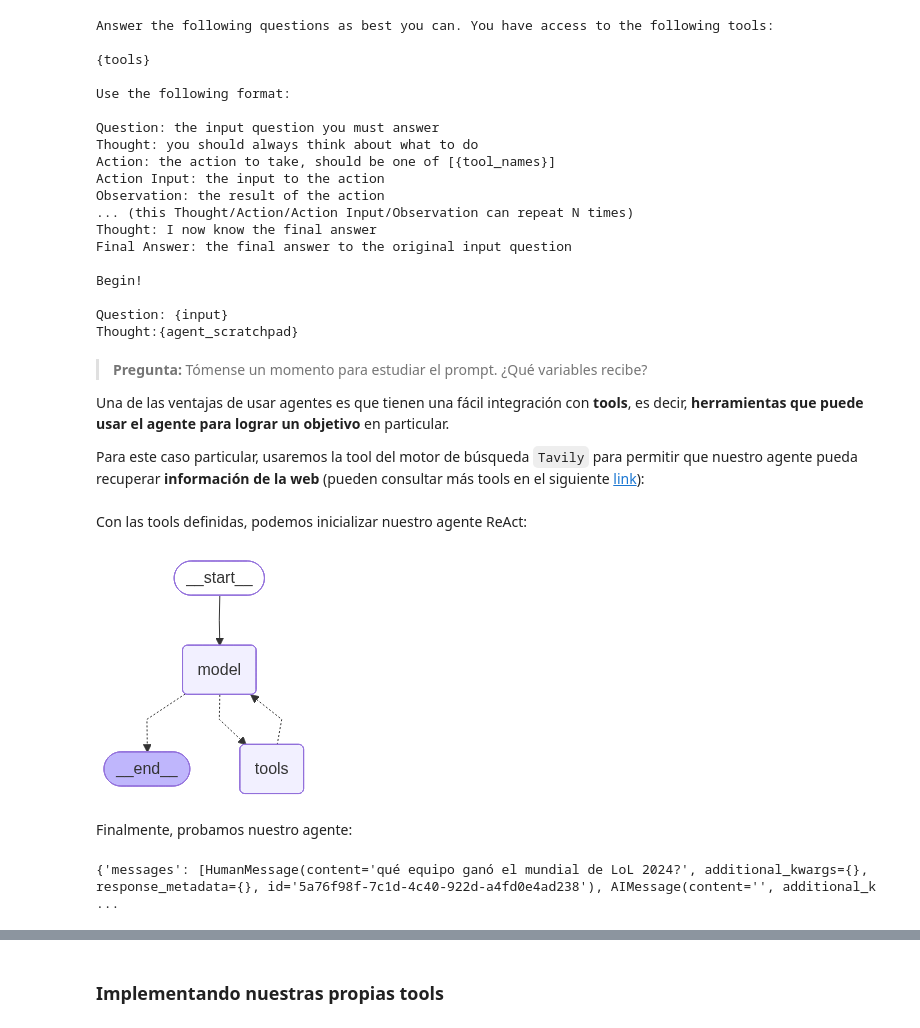
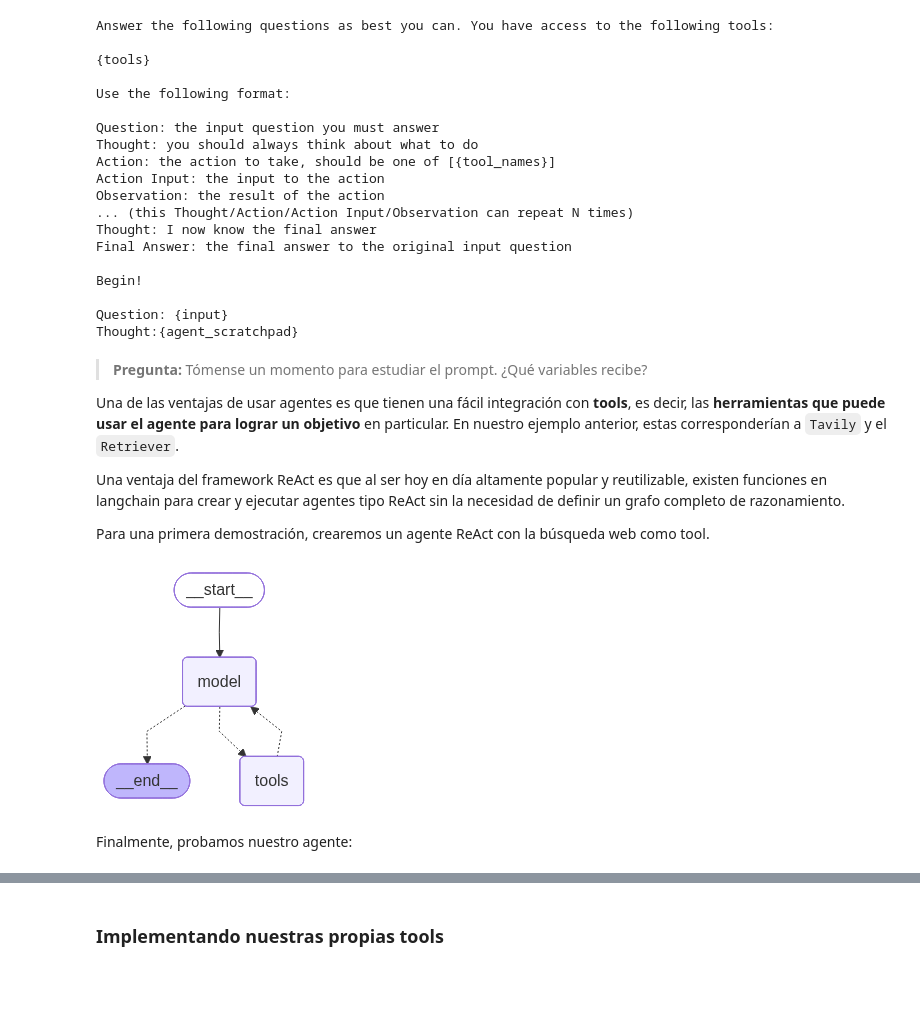
Before and after one commit to MDS7202/MDS7202, a Jupyter notebook: clases/2026-01/26_Agentic_AI/26_Agentic_AI.ipynb, the cells around one changed output, grey strips where cells are left out. Saved outputs shown, nothing was run; the diff lists cells and outputs as text; code cells hidden in the pictures; blank space fills up the shorter version.

```diff
--- a/clases/2026-01/26_Agentic_AI/26_Agentic_AI.ipynb
+++ b/clases/2026-01/26_Agentic_AI/26_Agentic_AI.ipynb
@@ -396,31 +794,29 @@ Thought:{agent_scratchpad}
 # %% [markdown]
 > **Pregunta:** Tómense un momento para estudiar el prompt. ¿Qué variables recibe?
 
-Una de las ventajas de usar agentes es que tienen una fácil integración con **tools**, es decir, **herramientas que puede usar el agente para lograr un objetivo** en particular.
+Una de las ventajas de usar agentes es que tienen una fácil integración con **tools**, es decir, las **herramientas que puede usar el agente para lograr un objetivo** en particular. En nuestro ejemplo anterior, estas corresponderían a `Tavily` y el `Retriever`.
 
-Para este caso particular, usaremos la tool del motor de búsqueda `Tavily` para permitir que nuestro agente pueda recuperar **información de la web** (pueden consultar más tools en el siguiente [link](https://api.python.langchain.com/en/v0.1/community_api_reference.html#module-langchain_community.tools)):
+Una ventaja del framework ReAct es que al ser hoy en día altamente popular y reutilizable, existen funciones en langchain para crear y ejecutar agentes tipo ReAct sin la necesidad de definir un grafo completo de razonamiento.
+
+Para una primera demostración, crearemos un agente ReAct con la búsqueda web como tool.
 # %%
-from langchain_community.tools.tavily_search import TavilySearchResults
+from langchain.agents import create_agent #, AgentExecutor
+from langchain_tavily import TavilySearch
 
-search = TavilySearchResults(max_results = 1) # inicializamos tool
+
+search = TavilySearch(max_results = 1) # inicializamos tool
 tools = [search] # guardamos las tools en una lista
+
+agent = create_agent(llm, tools) # primero inicializamos el agente ReAct
+agent
+# %% [output]
+[figure, added]
-# %% [markdown]
-Con las tools definidas, podemos inicializar nuestro agente ReAct:
-# %%
-from langchain.agents import create_agent#, AgentExecutor
-
-agent = create_agent(llm, tools) # primero inicializamos el agente ReAct
-agent
-# %% [output]
-[figure, removed]
 # %% [markdown]
 Finalmente, probamos nuestro agente:
 # %%
 response = agent.invoke(
-    {"messages": [{"role": "user", "content": "qué equipo ganó el mundial de LoL 2024?"}]}
+    {"messages": [{"role": "user", "content": "Quién asumió como presidente de chile en el 2026?"}]}
 )
-# %% [output]
-{'messages': [HumanMessage(content='qué equipo ganó el mundial de LoL 2024?', additional_kwargs={}, response_metadata={}, id='5a76f98f-7c1d-4c40-922d-a4fd0e4ad238'), AIMessage(content='', additional_k ...
 # %%
 response["messages"][0]
 # %% [output]
```
Also changed, not shown: parts of 80 cells of this notebook, 3 other files.
